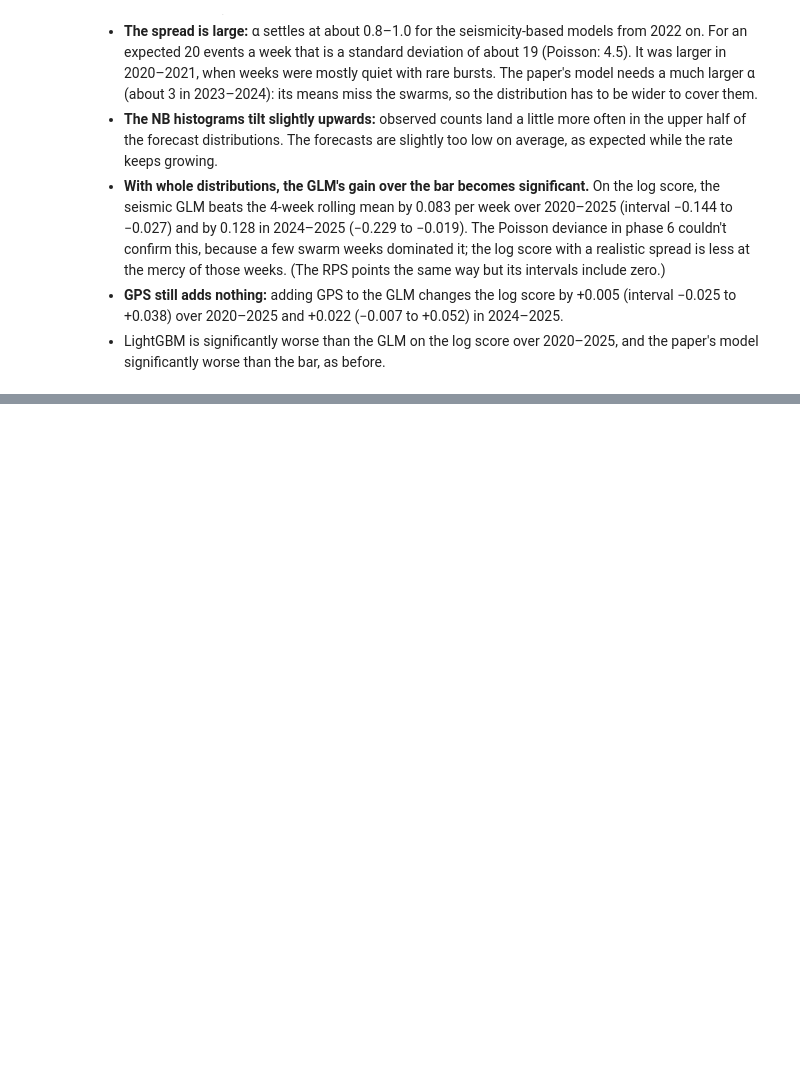
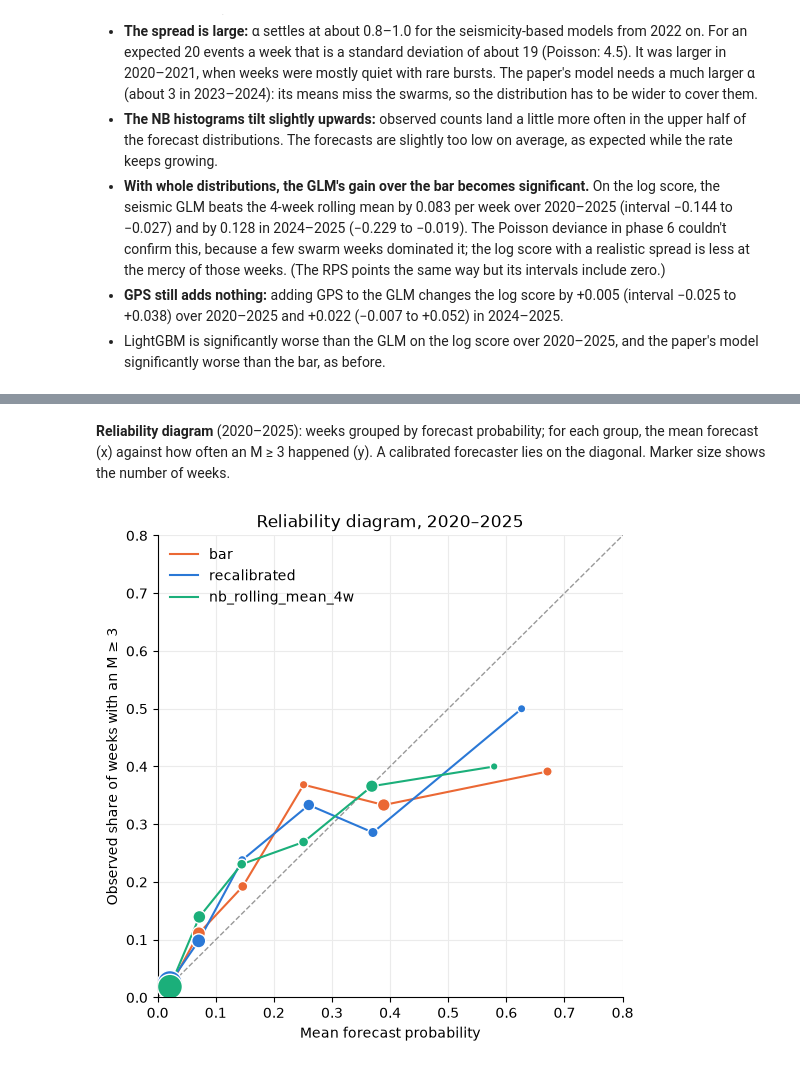
Before and after one commit to PatrickBolton/flegrei-seismicity, a Jupyter notebook: notebooks/05_evaluation.ipynb, the cells around one changed output, grey strips where cells are left out. Drawn from its saved outputs; the diff is of its cells as text; code cells hidden in the pictures; blank space fills up the shorter version.

```diff
--- a/notebooks/05_evaluation.ipynb
+++ b/notebooks/05_evaluation.ipynb
@@ -146,0 +164,18 @@ pd.concat({f"{score}, {p}": pd.DataFrame({label: paired_difference(dist[a]["NB"]
+# %%
+from src.evaluation import (nb_probability_at_least_one, probability_report, recalibrate, walk_forward)
+from src.models import share_large
+
+hist = table.loc["2017-01-02":TEST_END]
+share = walk_forward(table, lambda history, current: share_large(history), "2017-01-02", TEST_END)
+probs = main["probs"].copy()
+for name in ["rolling_mean_4w", "glm_seismic"]:
+    alpha = rolling_dispersion(hist["count"], counts[name], "2017-01-02").reindex(counts.index).bfill()
+    probs[f"nb_{name}"] = nb_probability_at_least_one(counts[name], share, alpha)
+raw_names = list(probs.columns)
+for name in raw_names:
+    probs[f"{name}+recal"] = recalibrate(probs[name], hist["has_large"], TEST_START)
+probs = probs.loc[TEST_START:]
+
+report = {p: probability_report(test["has_large"][m], {n: probs[n][m] for n in raw_names}, "climatology_52w")
+          for p, m in periods.items()}
+pd.concat(report, axis=1).round(3)
@@ -146,0 +227,23 @@ pd.concat({f"{score}, {p}": pd.DataFrame({label: paired_difference(dist[a]["NB"]
+# %% [markdown]
+**Reliability diagram** (2020–2025): weeks grouped by forecast probability; for each group, the mean forecast (x) against how often an M ≥ 3 happened (y). A calibrated forecaster lies on the diagonal. Marker size shows the number of weeks.
+# %%
+from src.evaluation import calibration_table
+
+bins = (0, 0.05, 0.1, 0.2, 0.3, 0.5, 1.0)
+fig, ax = plt.subplots(figsize=(6, 6))
+ax.plot([0, 1], [0, 1], color="0.6", linewidth=1, linestyle="--")
+for name, colour in [("bar", "#eb6834"), ("recalibrated", "#2a78d6"), ("nb_rolling_mean_4w", "#1baf7a")]:
+    cal = calibration_table(test["has_large"], probs[name], bins=bins)
+    ax.plot(cal["mean_forecast"], cal["observed_share"], "-", color=colour, linewidth=1.5, label=name)
+    ax.scatter(cal["mean_forecast"], cal["observed_share"], s=cal["weeks"] * 2, color=colour, edgecolors="white", zorder=3)
+ax.set_xlim(0, 0.8)
+ax.set_ylim(0, 0.8)
+ax.set_xlabel("Mean forecast probability")
+ax.set_ylabel("Observed share of weeks with an M ≥ 3")
+ax.set_title("Reliability diagram, 2020–2025")
+ax.grid(True, color="0.92", linewidth=0.8)
+ax.spines[["top", "right"]].set_visible(False)
+ax.legend(frameon=False, loc="upper left")
+plt.show()
+# %% [output]
+[figure, added]
```
Also changed, not shown: parts of 5 cells of this notebook, 1 other file.
